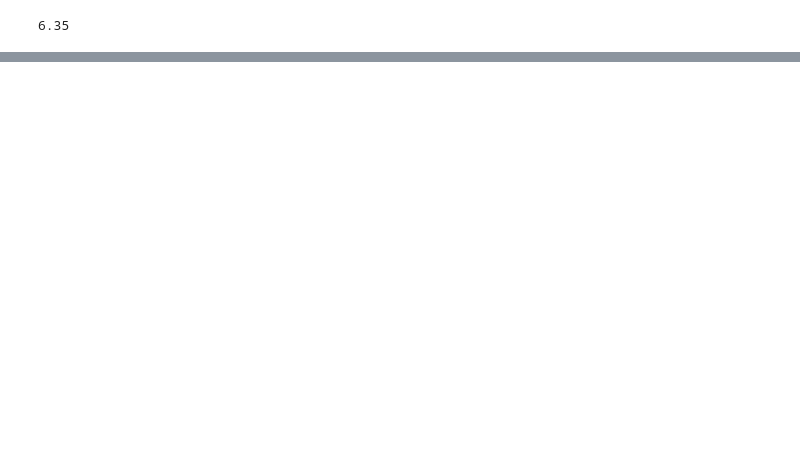
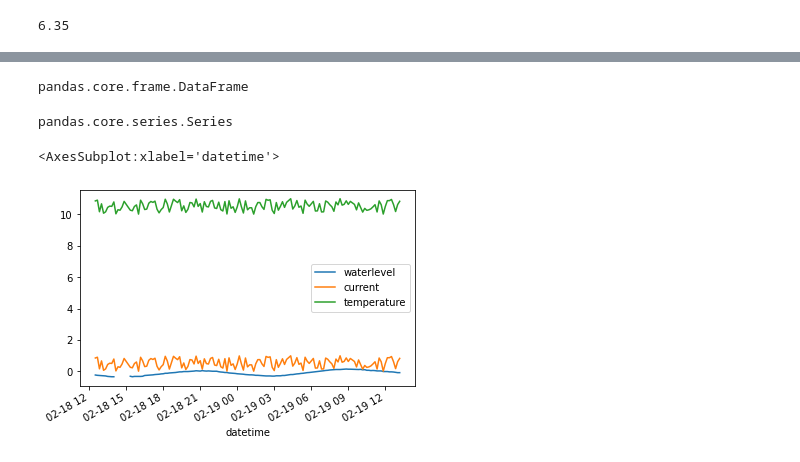
Before and after one commit to DHI/getting-started-with-mikeio, a Jupyter notebook: _sources/pandas.ipynb, the cells around one changed output, grey strips where cells are left out. Saved outputs shown, nothing was run; the diff lists cells and outputs as text; code cells hidden in the pictures; blank space fills up the shorter version.

```diff
--- a/_sources/pandas.ipynb
+++ b/_sources/pandas.ipynb
@@ -23,0 +84,2 @@ df.population.mean()
+# %%
+df = pd.read_csv("oceandata.csv", parse_dates=True, index_col='datetime')
@@ -23,0 +96,13 @@ df.population.mean()
+# %%
+type(df)
+# %% [output]
+pandas.core.frame.DataFrame
+# %%
+type(df.waterlevel)
+# %% [output]
+pandas.core.series.Series
+# %%
+df.plot()
+# %% [output]
+<AxesSubplot:xlabel='datetime'>
+[figure, added]
```
Also changed, not shown: parts of 40 cells of this notebook, 9 other files.
